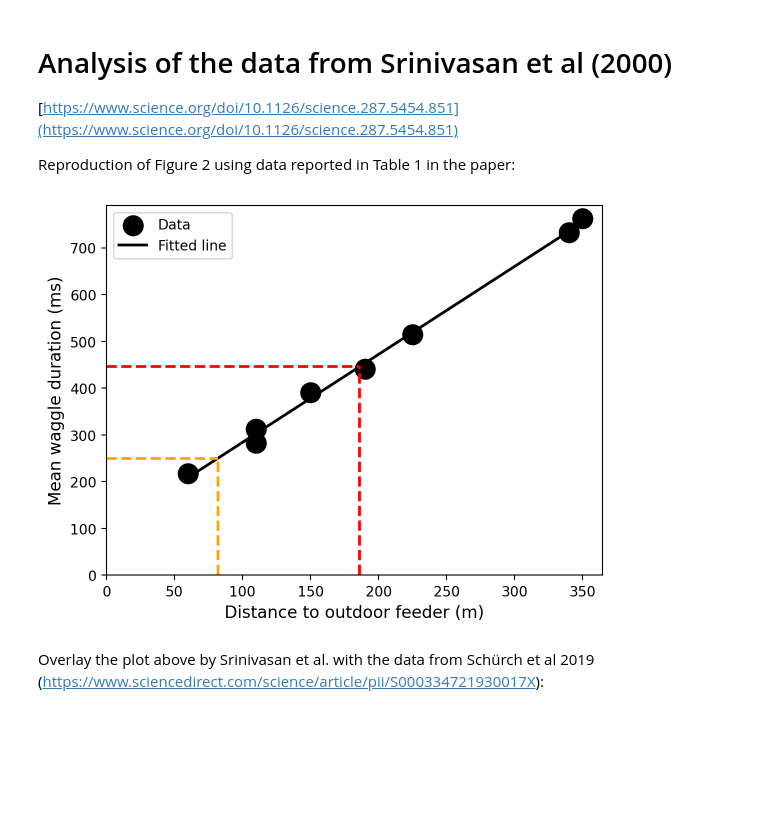
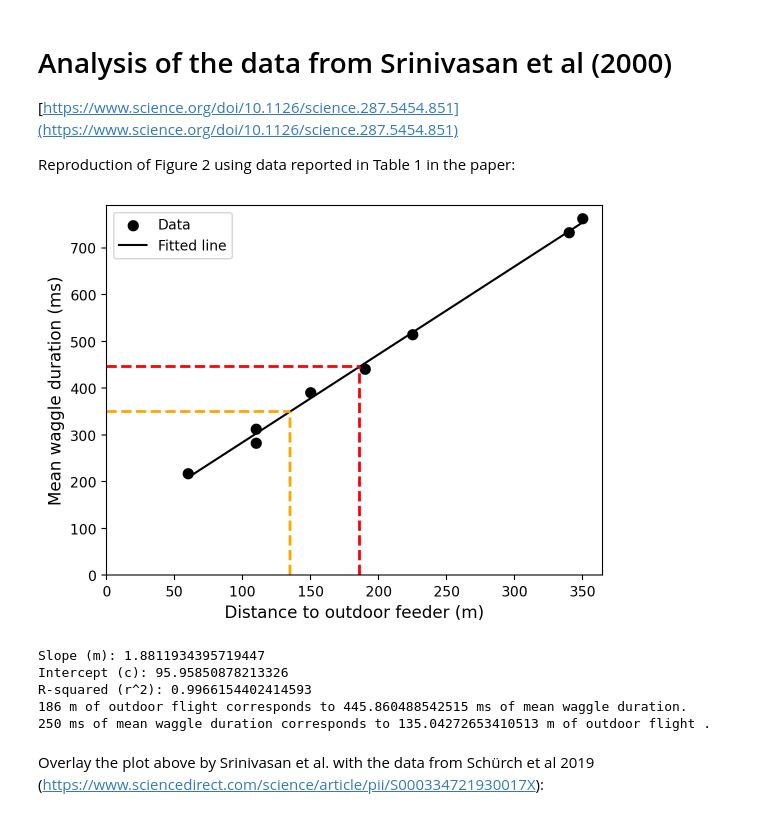
Before and after one commit to pachterlab/LP_2024, a Jupyter notebook: bee_real_analysis.ipynb, the cells around one changed output. Saved outputs shown, nothing was run; the diff lists cells and outputs as text; code cells hidden in the pictures; blank space fills up the shorter version.

```diff
--- a/bee_real_analysis.ipynb
+++ b/bee_real_analysis.ipynb
@@ -34,41 +34,46 @@ tss = np.sum((mean_waggles - mean_observed) ** 2)
 # Calculate the residual sum of squares (RSS)
 rss = np.sum((mean_waggles - predicted_values) ** 2)
 
 # Calculate R-squared (coefficient of determination)
 r_squared = 1 - (rss / tss)
 
 # Plot the data and regression line
 fontsize = 12
-plt.scatter(experiment, mean_waggles, label='Data', color="black", s=200)
-plt.plot(experiment, m*experiment + c, 'r', label='Fitted line', color="black", lw=2)
+plt.scatter(experiment, mean_waggles, label='Data', color="black", s=50)
+plt.plot(experiment, m*experiment + c, 'r', label='Fitted line', color="black")
 plt.ylim(bottom=0)
 plt.xlim(left=0)
 plt.xlabel('Distance to outdoor feeder (m)', fontsize=fontsize)
 plt.ylabel('Mean waggle duration (ms)', fontsize=fontsize)
 plt.legend()
 
-# Add lines at 186m and 250ms
+# Add lines at 186m and 350ms
 # Calculate y at 186m
 y = m * 186 + c
 plt.plot([0, 186], [y, y], color="red", ls="--", lw=2)
 plt.plot([186, 186], [0, y], color="red", ls="--", lw=2)
-# Calculate x at 250ms
-x = (250 - c) / m
-plt.plot([0, x], [250, 250], color="orange", ls="--", lw=2)
-plt.plot([x, x], [0, 250], color="orange", ls="--", lw=2)
+# Calculate x at 350ms
+x = (350 - c) / m
+plt.plot([0, x], [350, 350], color="orange", ls="--", lw=2)
+plt.plot([x, x], [0, 350], color="orange", ls="--", lw=2)
 
 plt.savefig("fig2_reproduction.png", dpi=300, bbox_inches="tight")
 
 plt.show()
 
 # Print the slope (m), intercept (c), and R-squared (r^2)
 print(f"Slope (m): {m}")
 print(f"Intercept (c): {c}")
 print(f"R-squared (r^2): {r_squared}")
 print(f"186 m of outdoor flight corresponds to {y} ms of mean waggle duration.")
 print(f"250 ms of mean waggle duration corresponds to {x} m of outdoor flight .")
 # %% [output]
-[figure, old version]
+[figure, new version]
+Slope (m): 1.8811934395719447
+Intercept (c): 95.95850878213326
+R-squared (r^2): 0.9966154402414593
+186 m of outdoor flight corresponds to 445.860488542515 ms of mean waggle duration.
+250 ms of mean waggle duration corresponds to 135.04272653410513 m of outdoor flight .
 # %% [markdown]
 Overlay the plot above by Srinivasan et al. with the data from Schürch et al 2019 (https://www.sciencedirect.com/science/article/pii/S000334721930017X):
 # %%
```
Also changed, not shown: parts of 9 cells of this notebook.
